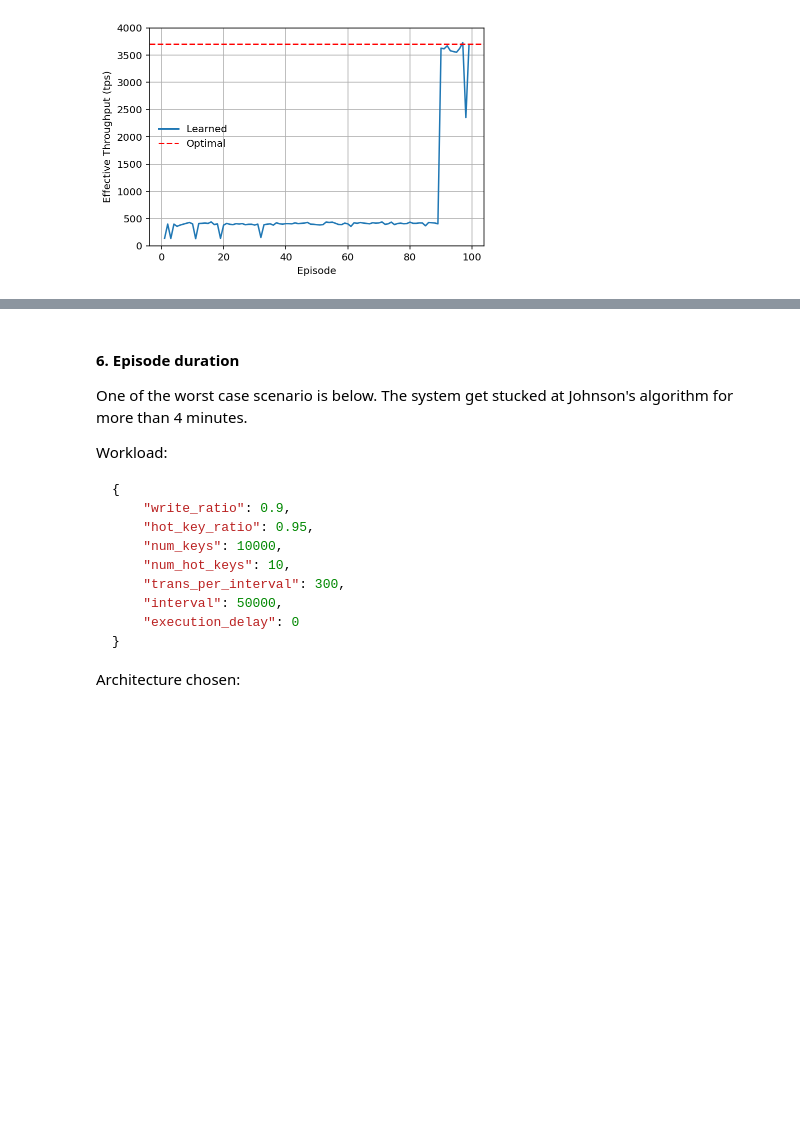
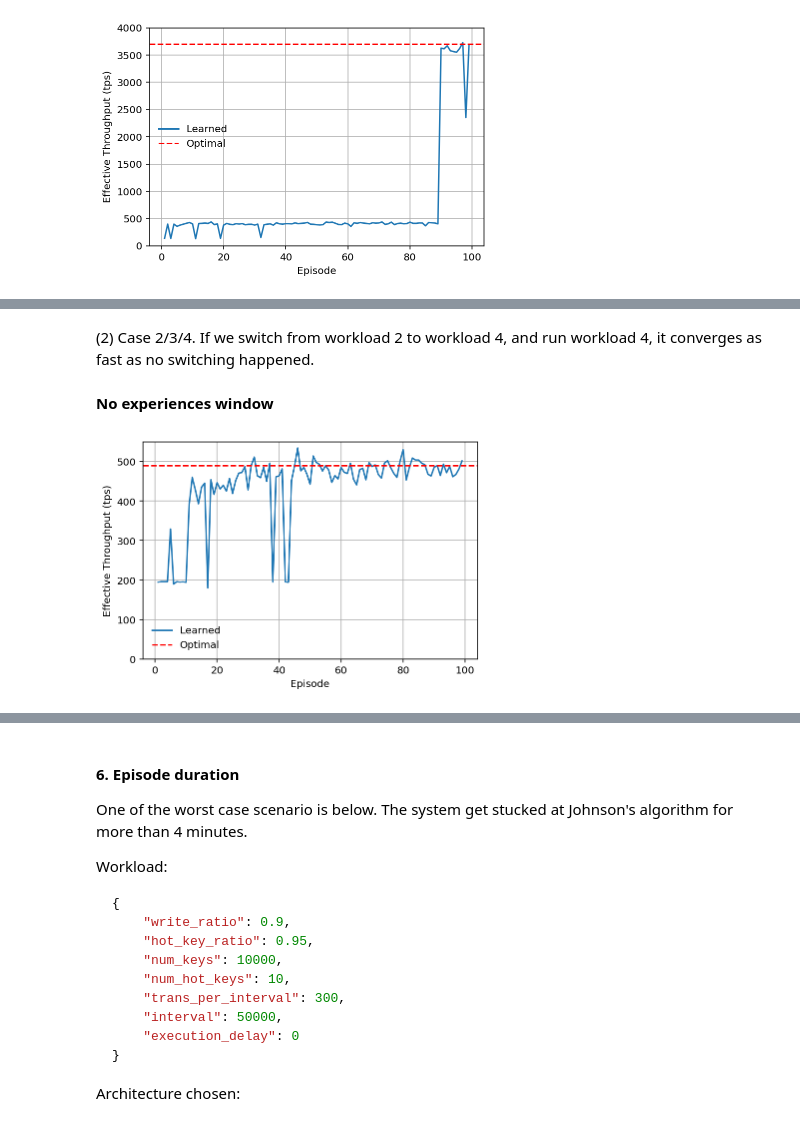
Before and after one commit to chenyuanwu/AdaChain, a Jupyter notebook: src/learning/visualization.ipynb, the cells around one changed output, grey strips where cells are left out. Drawn from its saved outputs; the diff is of its cells as text; code cells hidden in the pictures; blank space fills up the shorter version.

```diff
--- a/src/learning/visualization.ipynb
+++ b/src/learning/visualization.ipynb
@@ -113,0 +146,8 @@ exp1_plot_throughput('ts_episode_100_7.csv', 4000, 3700)
+# %% [markdown]
+(2) Case 2/3/4. If we switch from workload 2 to workload 4, and run workload 4, it converges as fast as no switching happened.
+# %% [markdown]
+**No experiences window**
+# %%
+exp1_plot_throughput('ts_episode_100_9.csv', 550, 490)
+# %% [output]
+[figure, added]
```
Also changed, not shown: parts of 13 cells of this notebook, 9 other files.
